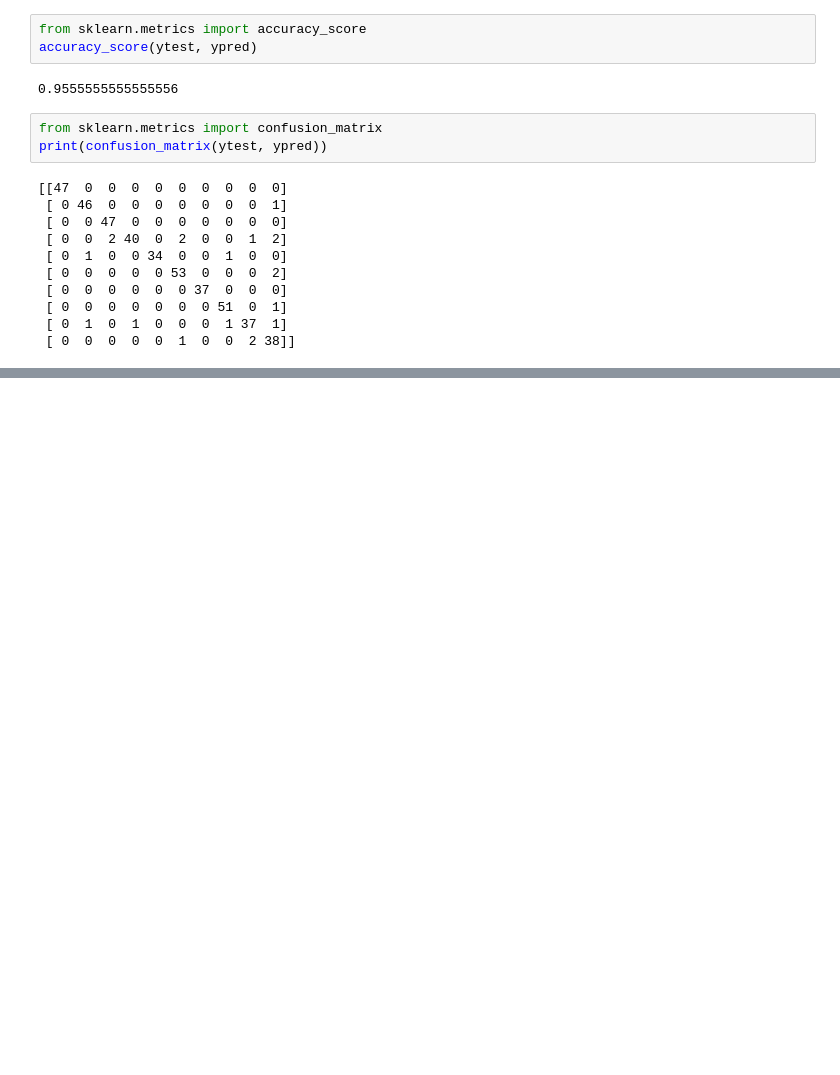
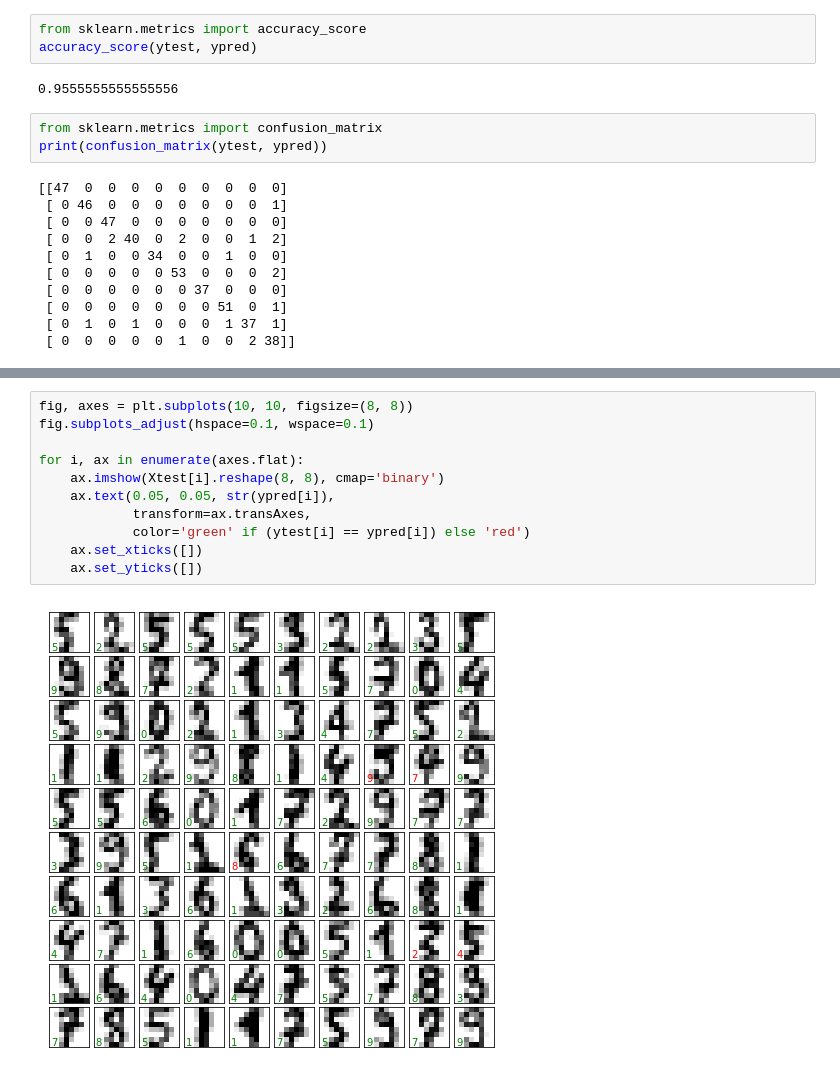
Before and after one commit to craigching/datascience-course, a Jupyter notebook: 04.4-linear-discriminant-analysis/linear-discriminant-analysis.ipynb, the cells around one changed output, grey strips where cells are left out. Cells and saved outputs as stored; diff of their text form; blank space fills up the shorter version.

```diff
--- a/04.4-linear-discriminant-analysis/linear-discriminant-analysis.ipynb
+++ b/04.4-linear-discriminant-analysis/linear-discriminant-analysis.ipynb
@@ -103,0 +138,13 @@ for i, ax in enumerate(axes.flat):
+# %%
+fig, axes = plt.subplots(10, 10, figsize=(8, 8))
+fig.subplots_adjust(hspace=0.1, wspace=0.1)
+
+for i, ax in enumerate(axes.flat):
+    ax.imshow(Xtest[i].reshape(8, 8), cmap='binary')
+    ax.text(0.05, 0.05, str(ypred[i]),
+            transform=ax.transAxes,
+            color='green' if (ytest[i] == ypred[i]) else 'red')
+    ax.set_xticks([])
+    ax.set_yticks([])
+# %% [output]
+[figure, added]
```
Also changed, not shown: parts of 8 cells of this notebook.
